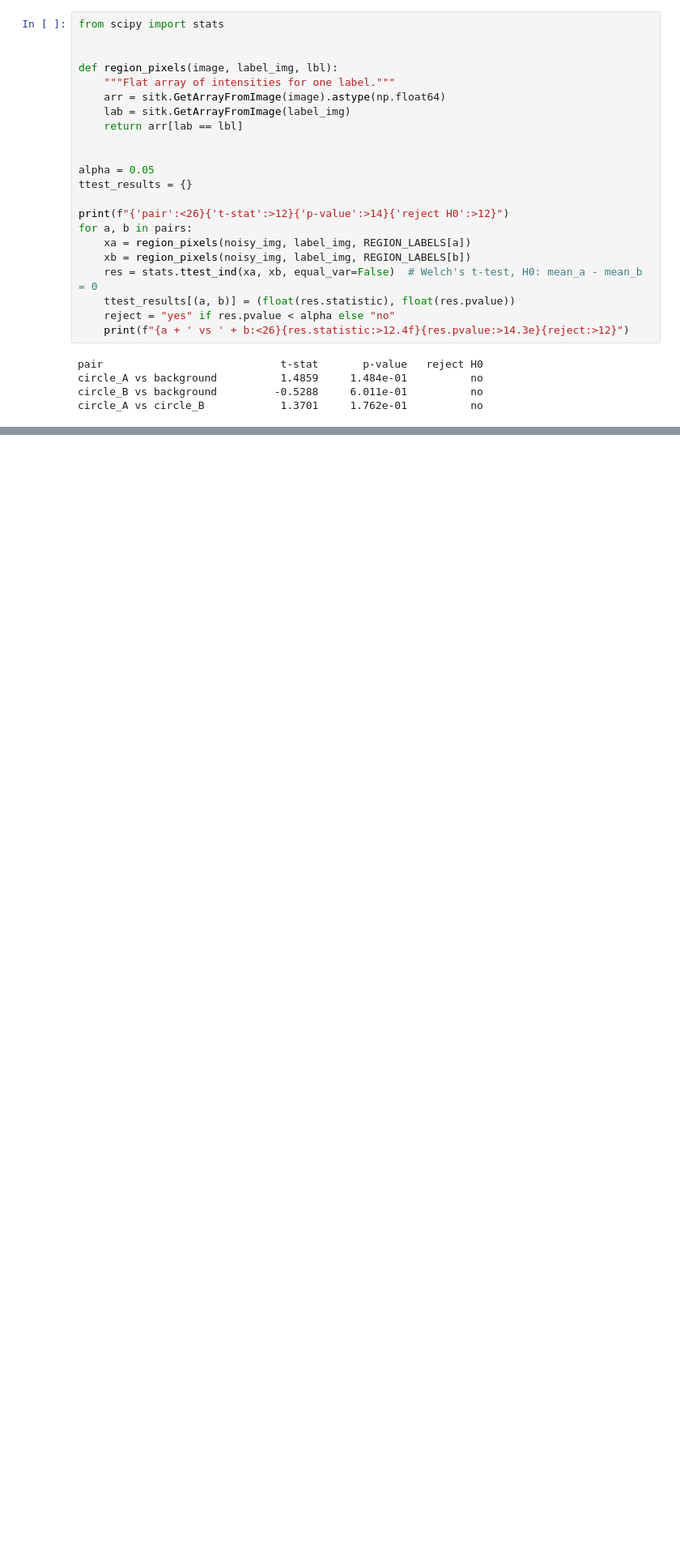
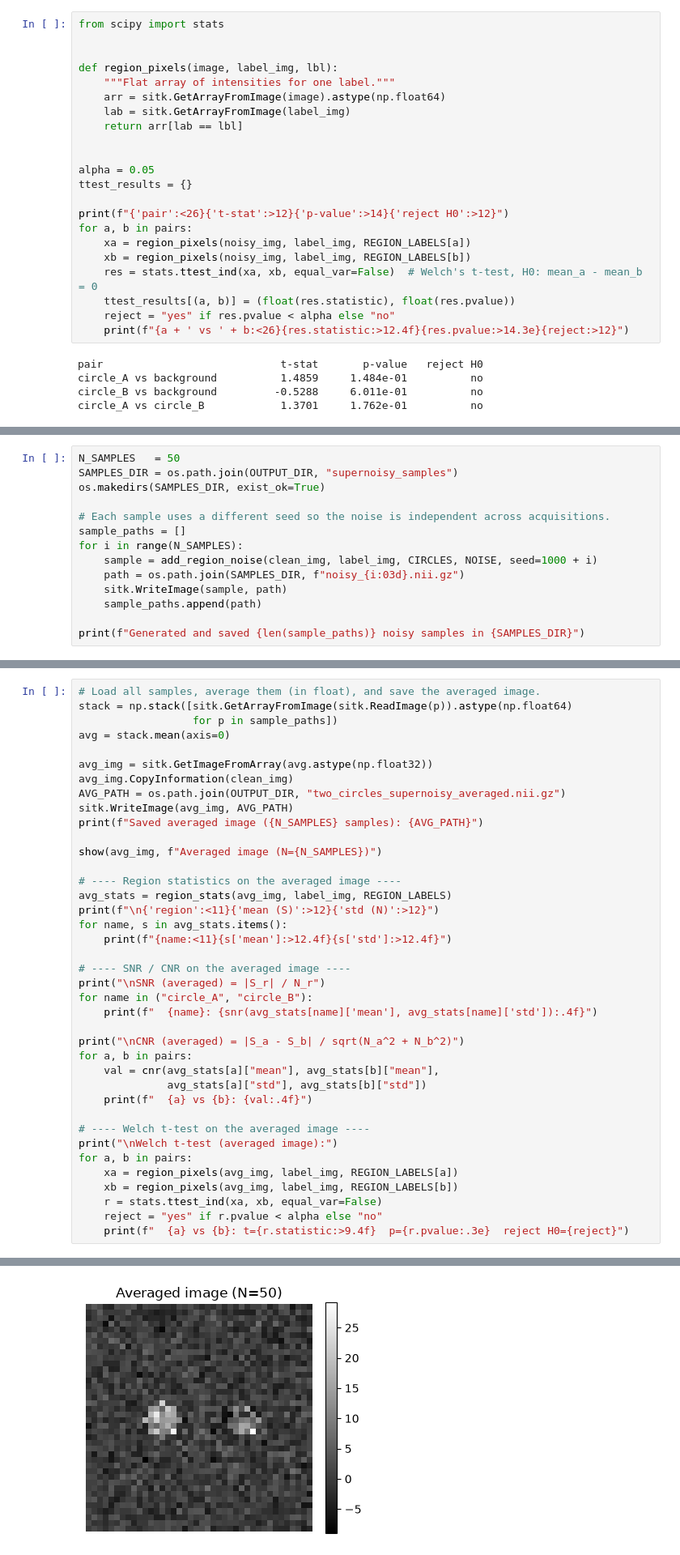
Before and after one commit to AshvinHandoo/BIOENG1340-2026, a Jupyter notebook: Week04/GenerateTwoCircles-SuperNoisy.ipynb, the cells around one changed output, grey strips where cells are left out. Shown at 81% size. Saved outputs shown, nothing was run; the diff lists cells and outputs as text; blank space fills up the shorter version.

```diff
--- a/Week04/GenerateTwoCircles-SuperNoisy.ipynb
+++ b/Week04/GenerateTwoCircles-SuperNoisy.ipynb
@@ -325,0 +333,14 @@ circle_A vs circle_B            1.3701     1.762e-01          no
+# %%
+N_SAMPLES   = 50
+SAMPLES_DIR = os.path.join(OUTPUT_DIR, "supernoisy_samples")
+os.makedirs(SAMPLES_DIR, exist_ok=True)
+
+# Each sample uses a different seed so the noise is independent across acquisitions.
+sample_paths = []
+for i in range(N_SAMPLES):
+    sample = add_region_noise(clean_img, label_img, CIRCLES, NOISE, seed=1000 + i)
+    path = os.path.join(SAMPLES_DIR, f"noisy_{i:03d}.nii.gz")
+    sitk.WriteImage(sample, path)
+    sample_paths.append(path)
+
+print(f"Generated and saved {len(sample_paths)} noisy samples in {SAMPLES_DIR}")
@@ -325,0 +349,40 @@ circle_A vs circle_B            1.3701     1.762e-01          no
+# %%
+# Load all samples, average them (in float), and save the averaged image.
+stack = np.stack([sitk.GetArrayFromImage(sitk.ReadImage(p)).astype(np.float64)
+                  for p in sample_paths])
+avg = stack.mean(axis=0)
+
+avg_img = sitk.GetImageFromArray(avg.astype(np.float32))
+avg_img.CopyInformation(clean_img)
+AVG_PATH = os.path.join(OUTPUT_DIR, "two_circles_supernoisy_averaged.nii.gz")
+sitk.WriteImage(avg_img, AVG_PATH)
+print(f"Saved averaged image ({N_SAMPLES} samples): {AVG_PATH}")
+
+show(avg_img, f"Averaged image (N={N_SAMPLES})")
+
+# ---- Region statistics on the averaged image ----
+avg_stats = region_stats(avg_img, label_img, REGION_LABELS)
+print(f"\n{'region':<11}{'mean (S)':>12}{'std (N)':>12}")
+for name, s in avg_stats.items():
+    print(f"{name:<11}{s['mean']:>12.4f}{s['std']:>12.4f}")
+
+# ---- SNR / CNR on the averaged image ----
+print("\nSNR (averaged) = |S_r| / N_r")
+for name in ("circle_A", "circle_B"):
+    print(f"  {name}: {snr(avg_stats[name]['mean'], avg_stats[name]['std']):.4f}")
+
+print("\nCNR (averaged) = |S_a - S_b| / sqrt(N_a^2 + N_b^2)")
+for a, b in pairs:
+    val = cnr(avg_stats[a]["mean"], avg_stats[b]["mean"],
+              avg_stats[a]["std"], avg_stats[b]["std"])
+    print(f"  {a} vs {b}: {val:.4f}")
+
+# ---- Welch t-test on the averaged image ----
+print("\nWelch t-test (averaged image):")
+for a, b in pairs:
+    xa = region_pixels(avg_img, label_img, REGION_LABELS[a])
+    xb = region_pixels(avg_img, label_img, REGION_LABELS[b])
+    r = stats.ttest_ind(xa, xb, equal_var=False)
+    reject = "yes" if r.pvalue < alpha else "no"
+    print(f"  {a} vs {b}: t={r.statistic:>9.4f}  p={r.pvalue:.3e}  reject H0={reject}")
+# %% [output]
@@ -325,0 +390 @@ circle_A vs circle_B            1.3701     1.762e-01          no
+[figure, added]
```
Also changed, not shown: parts of 3 cells of this notebook, 52 other files.
